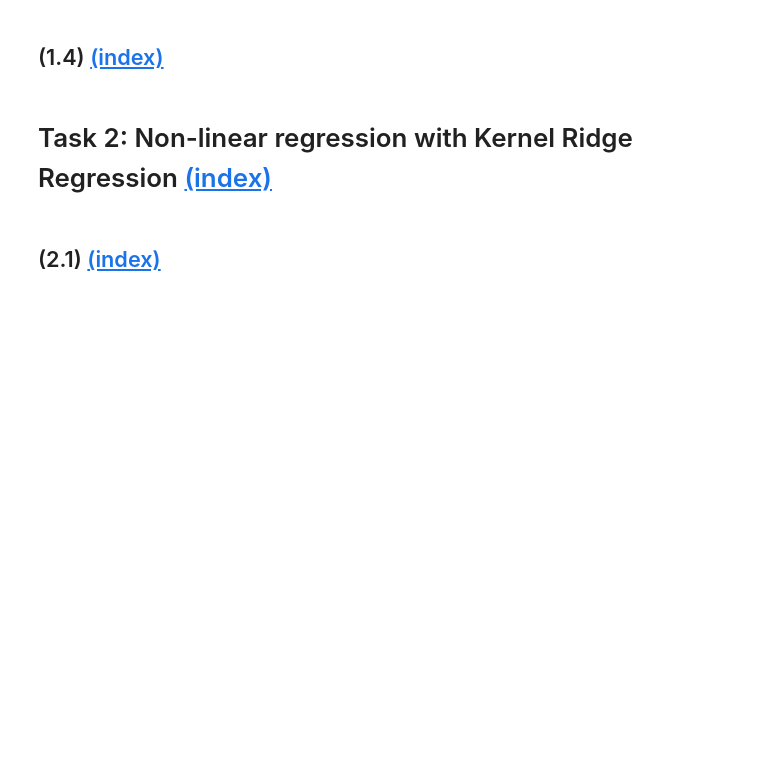
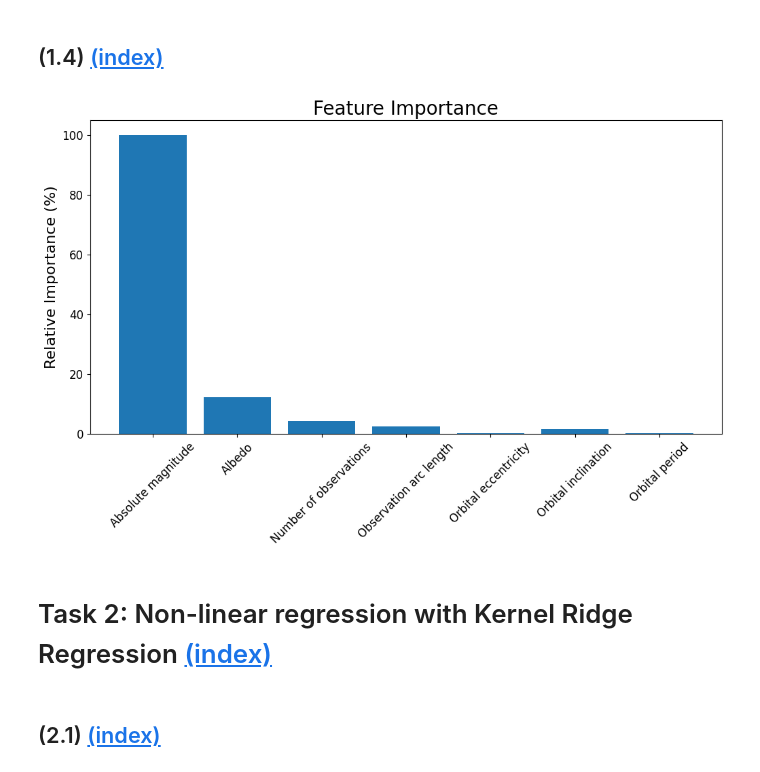
Before and after one commit to Shengyuan-Liu/MATH60026_MethodsForDataScience, a Jupyter notebook: cw1/02371367_Coursework1.ipynb, the cells around one changed output. Cells and saved outputs as stored; diff of their text form; code cells hidden in the pictures; blank space fills up the shorter version.

```diff
--- a/cw1/02371367_Coursework1.ipynb
+++ b/cw1/02371367_Coursework1.ipynb
@@ -450,6 +574,47 @@ plt.show()
 <a name="task-14"></a>
 
 ## (1.4) [(index)](#index-task-14)
+# %%
+def compute_r2(y_true, y_pred):
+    numer = np.sum((y_true - y_pred) ** 2)
+    deter = np.sum((y_true - np.mean(y_true)) ** 2)
+    return 1 - (numer / deter)
+
+def ls_importance(X_train, y_train, X_test, y_test):
+    beta_ls = fit_ols(X_train, y_train)
+
+    X_test_aug = np.hstack((np.ones((X_test.shape[0], 1)), X_test))
+    y_test_pred_base = X_test_aug @ beta_ls
+    r2_baseline = compute_r2(y_test, y_test_pred_base)
+
+    importance = []
+    p = X_test.shape[1]
+
+    for j in range(p):
+        X_test_shuffled = X_test.copy()
+        rng.shuffle(X_test_shuffled[:, j])
+
+        X_test_shuffle_aug = np.hstack((np.ones((X_test.shape[0], 1)), X_test_shuffled))
+        y_test_pred_shuffled = X_test_shuffle_aug @ beta_ls
+        r2_shuffled = compute_r2(y_test, y_test_pred_shuffled)
+
+        importance.append(abs(r2_baseline - r2_shuffled))
+
+    importances = np.array(importance)
+    max_imp = np.max(importances)
+    importance_percent = (importances / max_imp) * 100
+
+    return importance_percent
+
+importance = ls_importance(X_train_std, y_train, X_test_std, y_test)
+plt.figure(figsize=(12, 6))
+plt.bar(features, importance)
+plt.ylabel('Relative Importance (%)')
+plt.title('Feature Importance')
+plt.xticks(rotation=45)
+plt.show()
+# %% [output]
+[figure, added]
 # %% [markdown]
 <a name="task-2"></a>
 
```
Also changed, not shown: parts of 15 cells of this notebook, 1 other file.
